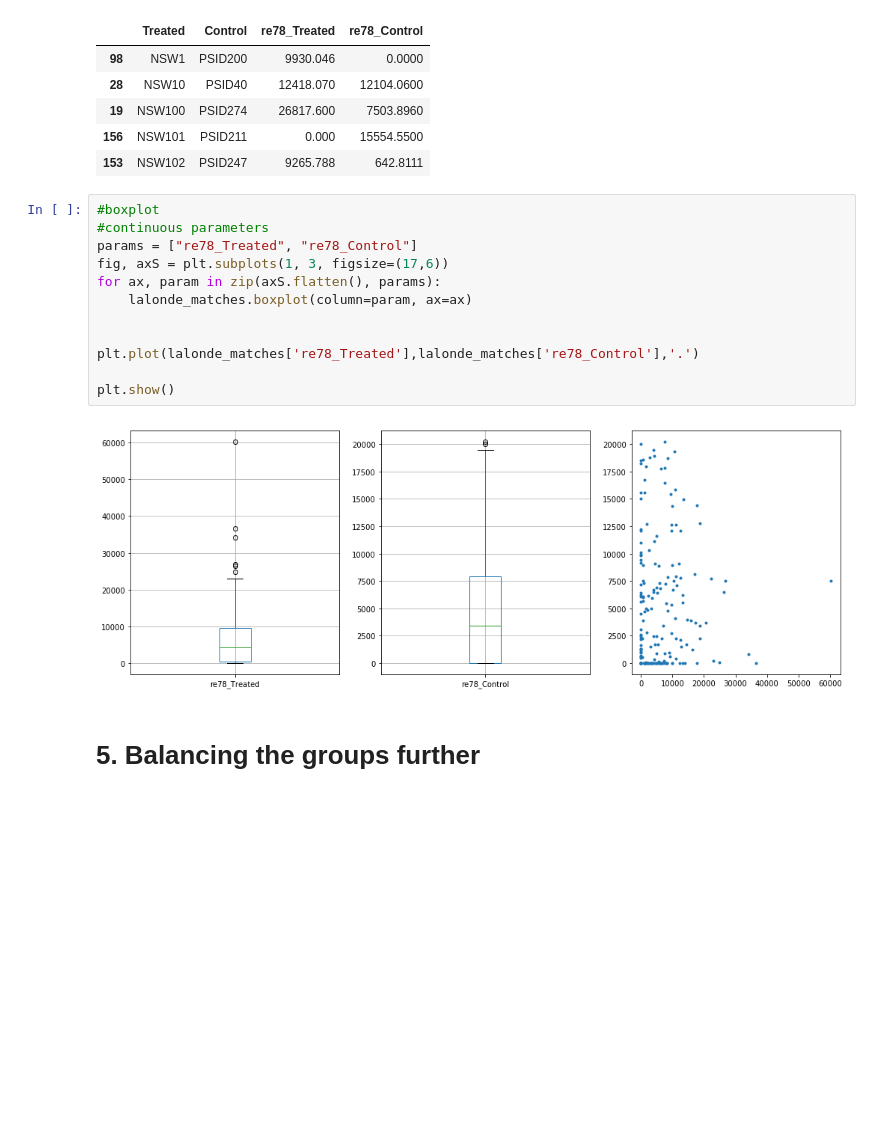
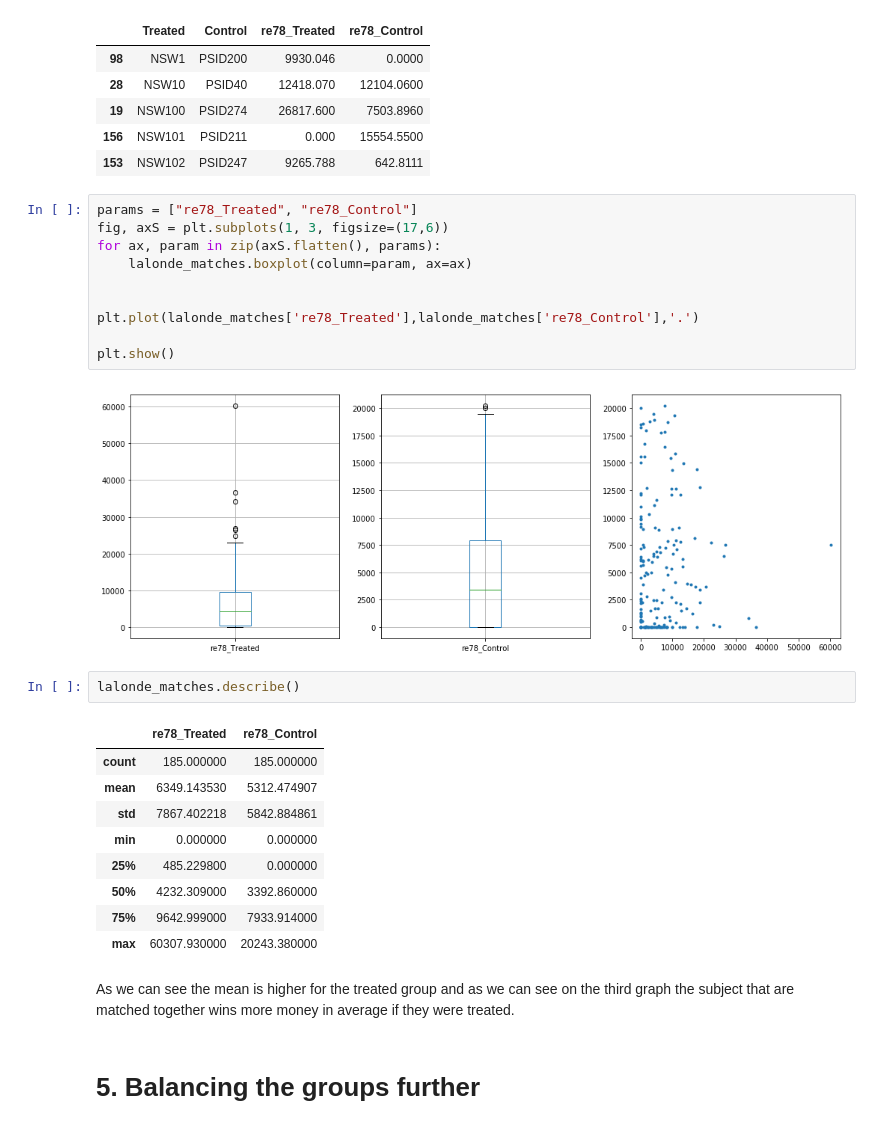
Before and after one commit to Roussaky/ada-EPFL, a Jupyter notebook: Homework4/Homework4.ipynb, the cells around one changed output. Saved outputs shown, nothing was run; the diff lists cells and outputs as text; blank space fills up the shorter version.

```diff
--- a/Homework4/Homework4.ipynb
+++ b/Homework4/Homework4.ipynb
@@ -237,8 +239,6 @@ lalonde_matches.head()
 | 156 | NSW101 | PSID211 | 0.000 | 15554.5500 |
 | 153 | NSW102 | PSID247 | 9265.788 | 642.8111 |
 # %%
-#boxplot
-#continuous parameters
 params = ["re78_Treated", "re78_Control"]
 fig, axS = plt.subplots(1, 3, figsize=(17,6))
 for ax, param in zip(axS.flatten(), params):
@@ -250,6 +250,20 @@ plt.plot(lalonde_matches['re78_Treated'],lalonde_matches['re78_Control'],'.')
 plt.show()
 # %% [output]
 [figure]
+# %%
+lalonde_matches.describe()
+# %% [output]
+|  | re78_Treated | re78_Control |
+| count | 185.000000 | 185.000000 |
+| mean | 6349.143530 | 5312.474907 |
+| std | 7867.402218 | 5842.884861 |
+| min | 0.000000 | 0.000000 |
+| 25% | 485.229800 | 0.000000 |
+| 50% | 4232.309000 | 3392.860000 |
+| 75% | 9642.999000 | 7933.914000 |
+| max | 60307.930000 | 20243.380000 |
+# %% [markdown]
+As we can see the mean is higher for the treated group and as we can see on the third graph the subject that are matched together wins more money in average if they were treated.
 # %% [markdown]
 # 5. Balancing the groups further
 # %% [markdown]
```
Also changed, not shown: parts of 4 cells of this notebook.
